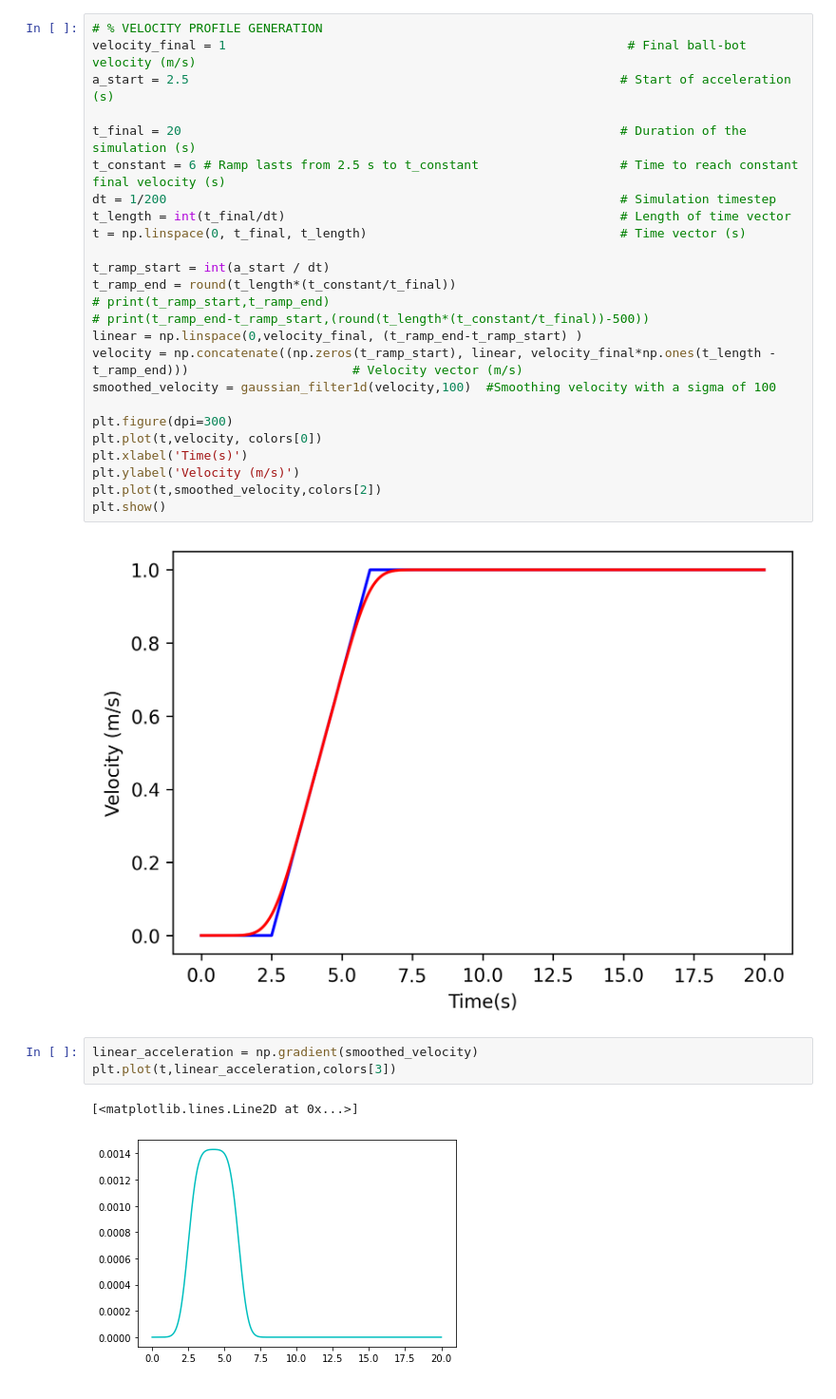
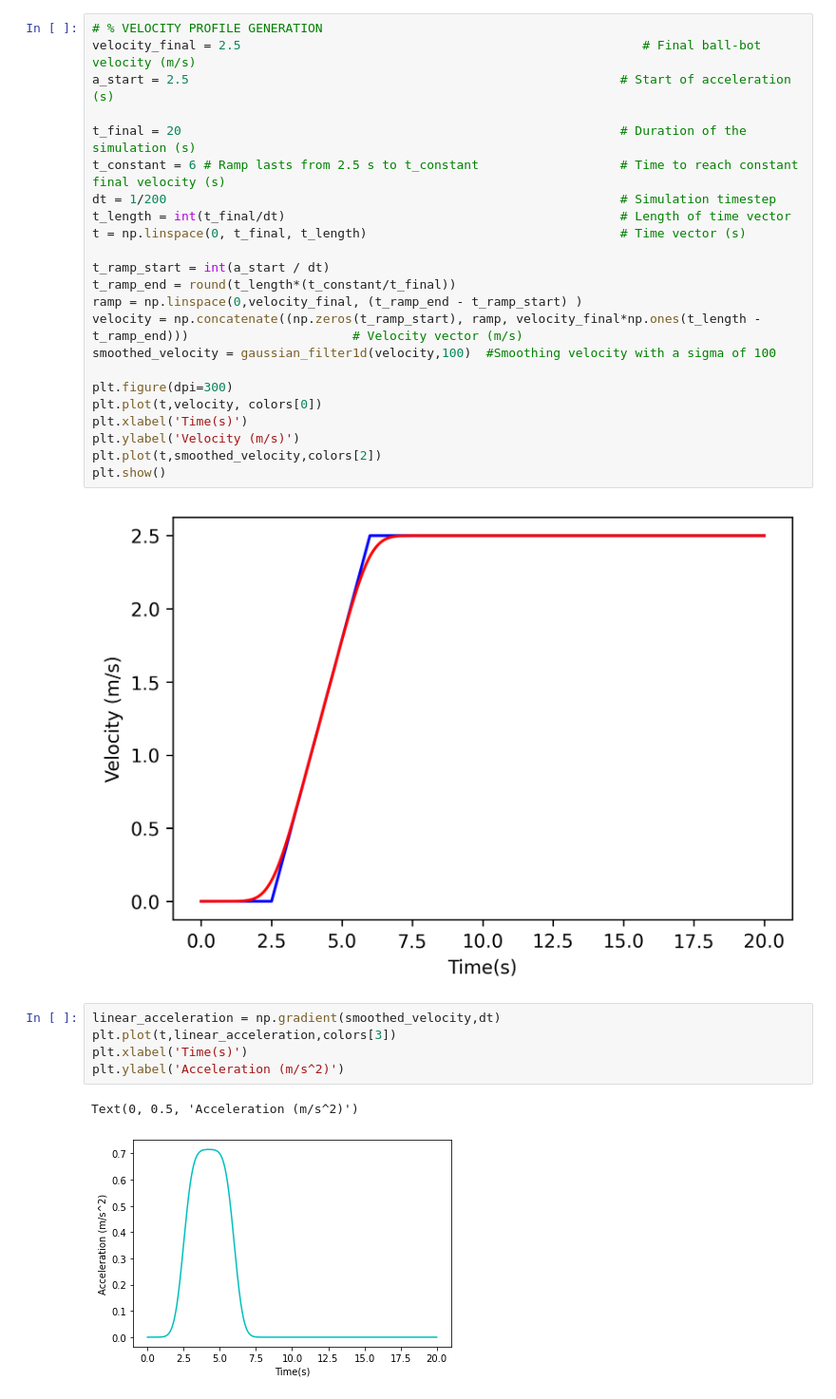
Before and after one commit to Umich-NASA-Big-Idea-Challenge/Speccing, a Jupyter notebook: Graphing.ipynb, the cells around one changed output. Shown at 95% size. Drawn from its saved outputs; the diff is of its cells as text.

```diff
--- a/Graphing.ipynb
+++ b/Graphing.ipynb
@@ -9,7 +10,7 @@ from scipy.ndimage import gaussian_filter1d
 colors = ['b', 'g', 'r', 'c', 'm', 'y', 'k', 'w'] # An array of colors for matplotlib to access
 # %%
 # % VELOCITY PROFILE GENERATION
-velocity_final = 1                                                      # Final ball-bot velocity (m/s)
+velocity_final = 2.5                                                      # Final ball-bot velocity (m/s)
 a_start = 2.5                                                          # Start of acceleration (s)
 
 t_final = 20                                                           # Duration of the simulation (s)
@@ -20,10 +21,8 @@ t = np.linspace(0, t_final, t_length)                                  # Time ve
 
 t_ramp_start = int(a_start / dt)
 t_ramp_end = round(t_length*(t_constant/t_final))
-# print(t_ramp_start,t_ramp_end)
-# print(t_ramp_end-t_ramp_start,(round(t_length*(t_constant/t_final))-500))
-linear = np.linspace(0,velocity_final, (t_ramp_end-t_ramp_start) )
-velocity = np.concatenate((np.zeros(t_ramp_start), linear, velocity_final*np.ones(t_length - t_ramp_end)))                      # Velocity vector (m/s)
+ramp = np.linspace(0,velocity_final, (t_ramp_end - t_ramp_start) )
+velocity = np.concatenate((np.zeros(t_ramp_start), ramp, velocity_final*np.ones(t_length - t_ramp_end)))                      # Velocity vector (m/s)
 smoothed_velocity = gaussian_filter1d(velocity,100)  #Smoothing velocity with a sigma of 100
 
 plt.figure(dpi=300)
@@ -35,8 +34,10 @@ plt.show()
 # %% [output]
 [figure]
 # %%
-linear_acceleration = np.gradient(smoothed_velocity)
+linear_acceleration = np.gradient(smoothed_velocity,dt)
 plt.plot(t,linear_acceleration,colors[3])
+plt.xlabel('Time(s)')
+plt.ylabel('Acceleration (m/s^2)')
 # %% [output]
-[<matplotlib.lines.Line2D at 0x...>]
+Text(0, 0.5, 'Acceleration (m/s^2)')
-[figure, old version]
+[figure, new version]
```
Also changed, not shown: parts of 9 cells of this notebook.
